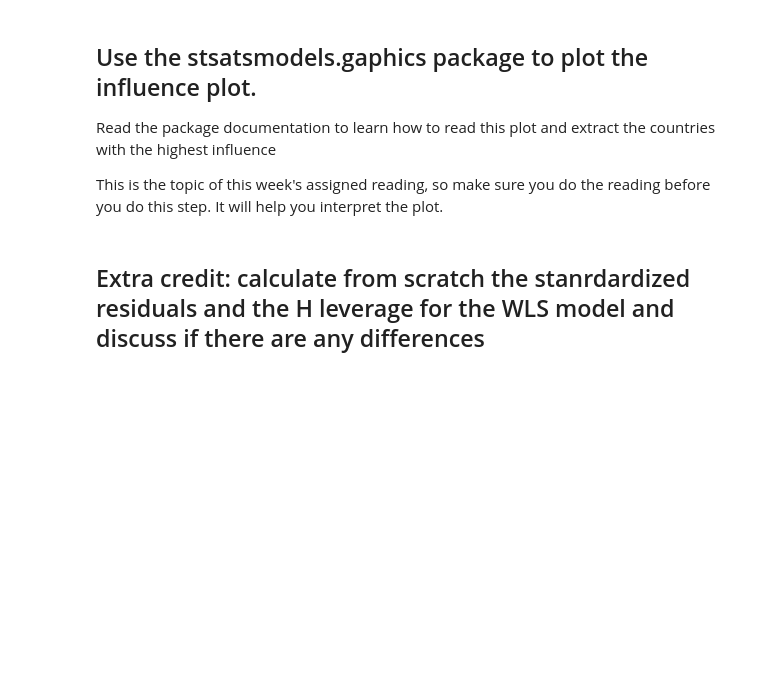
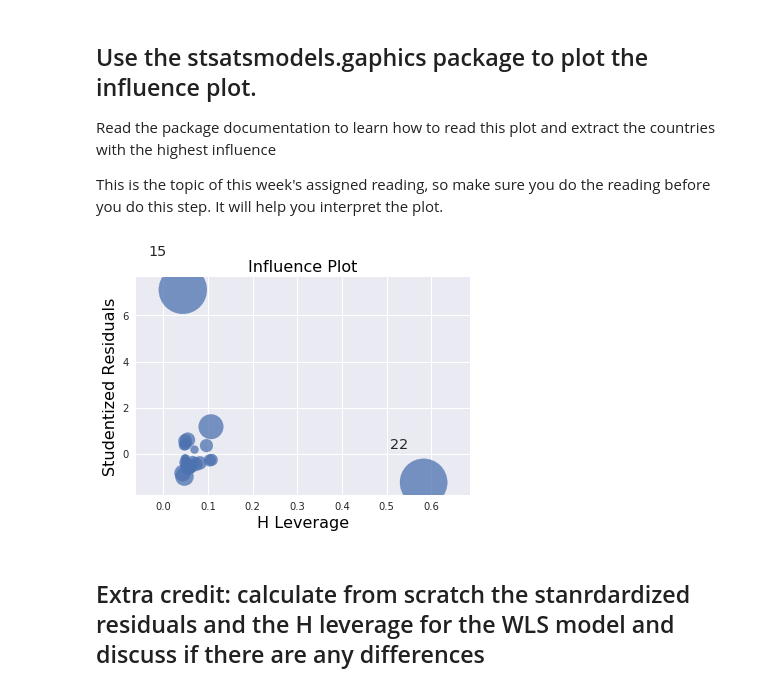
Before and after one commit to Mingyi1995/PUI2018_mh5172, a Jupyter notebook: HW9_mh5172/Assignment3_mh5172.ipynb, the cells around one changed output. Saved outputs shown, nothing was run; the diff lists cells and outputs as text; code cells hidden in the pictures; blank space fills up the shorter version.

```diff
--- a/HW9_mh5172/Assignment3_mh5172.ipynb
+++ b/HW9_mh5172/Assignment3_mh5172.ipynb
@@ -539,7 +481,9 @@ Read the package documentation to learn how to read this plot and extract the co
 
 This is the topic of this week's assigned reading, so make sure you do the reading before you do this step. It will help you interpret the plot.
 # %%
-sm.graphics.influence_plot(modelOLS, alpha  = 0.05, criterion="cooks");
+sma.graphics.influence_plot(mod_ols, alpha  = 0.05, criterion="cooks");
+# %% [output]
+[figure, added]
 # %% [markdown]
 ## Extra credit: calculate from scratch the stanrdardized residuals and the H leverage for the WLS model and discuss if there are any differences
 # %% [markdown]
```
Also changed, not shown: parts of 19 cells of this notebook.
